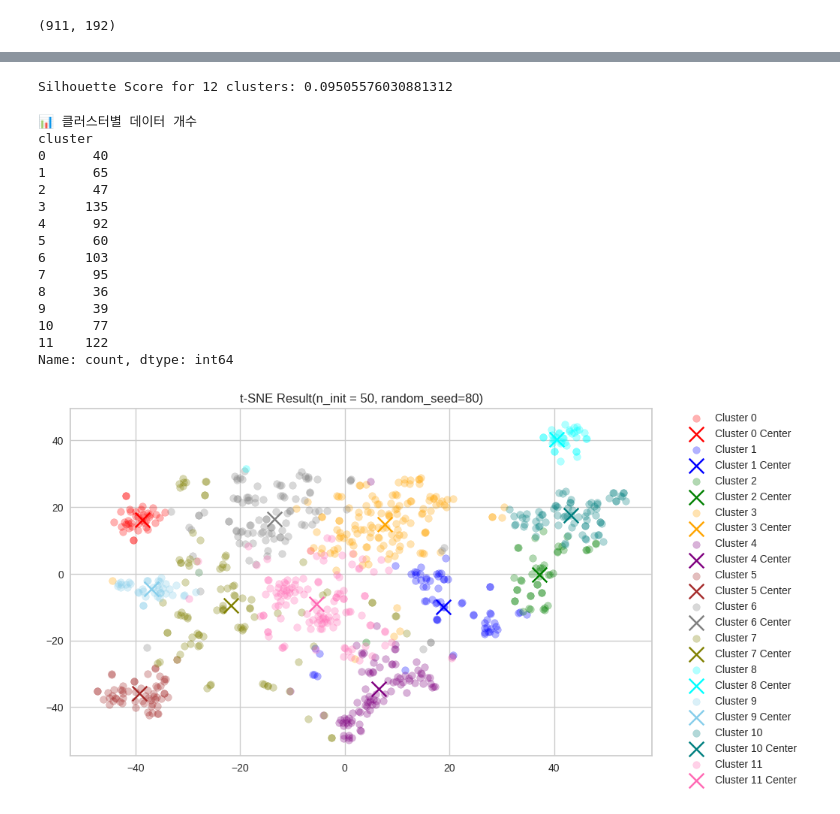
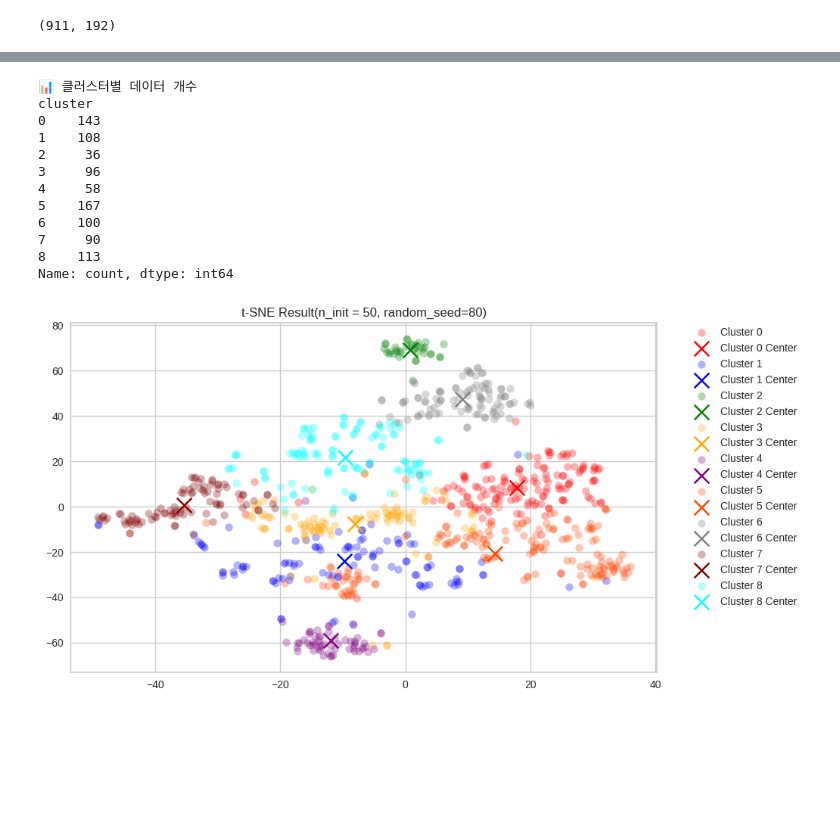
Before and after one commit to Hannah1011/llm-response-clustering, a Jupyter notebook: kmeans_experiment_merged_data.ipynb, the cells around one changed output, grey strips where cells are left out. Cells and saved outputs as stored; diff of their text form; code cells hidden in the pictures; blank space fills up the shorter version.

Commit message:
kmeans : llm 평가 프로세스 프롬프트 수정 후,  n=9 클러스터링 결과

```diff
--- a/kmeans_experiment_merged_data.ipynb
+++ b/kmeans_experiment_merged_data.ipynb
@@ -27,7 +27,7 @@ from sklearn.preprocessing import StandardScaler
 from yellowbrick.cluster import SilhouetteVisualizer
 # %%
 # Load data with embeddings
-datafile_path = "/content/human_feedback_embedding_final_0218.csv"
+datafile_path = "/content/human_feedback_embedding_final_0221.csv"
 df = pd.read_csv(datafile_path)
 
 # Convert embeddings: string → numpy array
@@ -37,12 +37,12 @@ matrix.shape
 # %% [output]
 (911, 192)
 # %%
-optimal_clusters = 12
+optimal_clusters =9
 # # 정규화 사용한 kmeans
 # scaler = StandardScaler()
 # matrix = scaler.fit_transform(matrix)
 
-kmeans = KMeans(n_clusters=optimal_clusters, init="k-means++", n_init= 50, max_iter=500, random_state=80)
+kmeans = KMeans(n_clusters=optimal_clusters, init="k-means++", n_init= 50, max_iter=600, random_state=80) # 유클리드 거리 사용
 kmeans.fit(matrix)
 df["cluster"] = kmeans.labels_
 # %%
@@ -70,8 +67,8 @@ df['quality'].mean()
 # %%
-silhouette_values = silhouette_samples(matrix, kmeans.labels_)
-df["silhouette_value"] = silhouette_values
+# silhouette_values = silhouette_samples(matrix, kmeans.labels_)
+# df["silhouette_value"] = silhouette_values
 
-# Average silhouette score for each cluster
-cluster_silhouette_avg = df.groupby("cluster")["silhouette_value"].mean()
-print("Cluster-wise Average Silhouette Scores:")
-print(cluster_silhouette_avg)
+# # Average silhouette score for each cluster
+# cluster_silhouette_avg = df.groupby("cluster")["silhouette_value"].mean()
+# print("Cluster-wise Average Silhouette Scores:")
+# print(cluster_silhouette_avg)
@@ -94,10 +75,8 @@ Name: silhouette_value, dtype: float64
 # %%
-# Silhouette Score
-silhouette_avg = silhouette_score(matrix, kmeans.labels_)
-print(f"Silhouette Score for {optimal_clusters} clusters: {silhouette_avg}")
-# 초기값 : 0.17 -> 0.09 요...?
+# # Silhouette Score
+# silhouette_avg = silhouette_score(matrix, kmeans.labels_)
+# print(f"Silhouette Score for {optimal_clusters} clusters: {silhouette_avg}")
+# # 초기값 : 0.17 -> 0.09 요...?
-# %% [output]
-Silhouette Score for 12 clusters: 0.09505576030881312
 # %%
 # from yellowbrick.cluster import SilhouetteVisualizer
 
@@ -112,48 +91,45 @@ print(cluster_counts)
 # %% [output]
 📊 클러스터별 데이터 개수
 cluster
-0      40
-1      65
-2      47
-3     135
-4      92
-5      60
-6     103
-7      95
-8      36
-9      39
-10     77
-11    122
+0    143
+1    108
+2     36
+3     96
+4     58
+5    167
+6    100
+7     90
+8    113
 Name: count, dtype: int64
 # %%
 # t-SNE visualization (Ref : https://cookbook.openai.com/examples/clustering)
 tsne = TSNE(n_components=2, perplexity=25, random_state=42, init="random", learning_rate= 300)
 vis_dims2 = tsne.fit_transform(matrix)
 x = [x for x, y in vis_dims2]
 y = [y for x, y in vis_dims2]
 
 # vis_dims3 = tsne.fit_transform(matrix)
 # x = [x for x, y, z in vis_dims3]
 # y = [y for x, y, z in vis_dims3]
 # z = [y for x, y, z in vis_dims3]
 plt.figure(figsize=(10, 6))
 
-colors = ["red", "blue", "green", "orange", "purple", "brown", "gray", "olive", "cyan","skyblue", "teal","hotpink"]
+colors = ["red", "blue", "green", "orange", "purple", "orangered", "gray", "maroon", "cyan"]#,"midnightblue", "teal"]
 for category, color in enumerate(colors):
     xs = np.array(x)[df.cluster == category]
     ys = np.array(y)[df.cluster == category]
     plt.scatter(xs, ys, color=color, alpha=0.3, label=f"Cluster {category}")
 
     avg_x = xs.mean()
     avg_y = ys.mean()
 
     plt.scatter(avg_x, avg_y, marker="x", color=color, s=200, label=f"Cluster {category} Center")
 
 plt.title("t-SNE Result(n_init = 50, random_seed=80)")
 plt.legend(loc="upper left", bbox_to_anchor=(1.05, 1), borderaxespad=0.)
 plt.show()
 # %% [output]
-[figure, old version]
+[figure, new version]
 # %%
 cluster_avg_quality = df.groupby("cluster").quality.mean().reset_index()
 cluster_avg_quality.columns = ["cluster", "cluster_avg_quality"]
```
Also changed, not shown: parts of 7 cells of this notebook.
